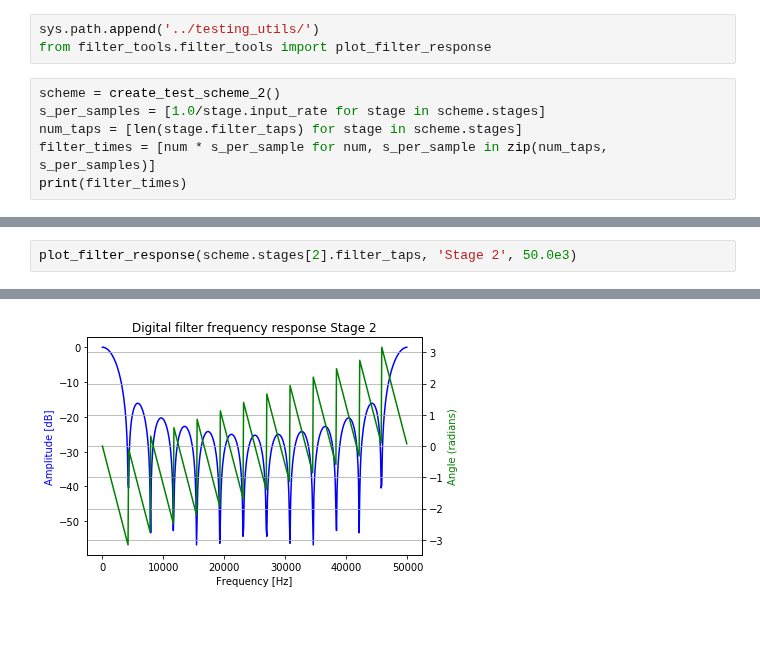
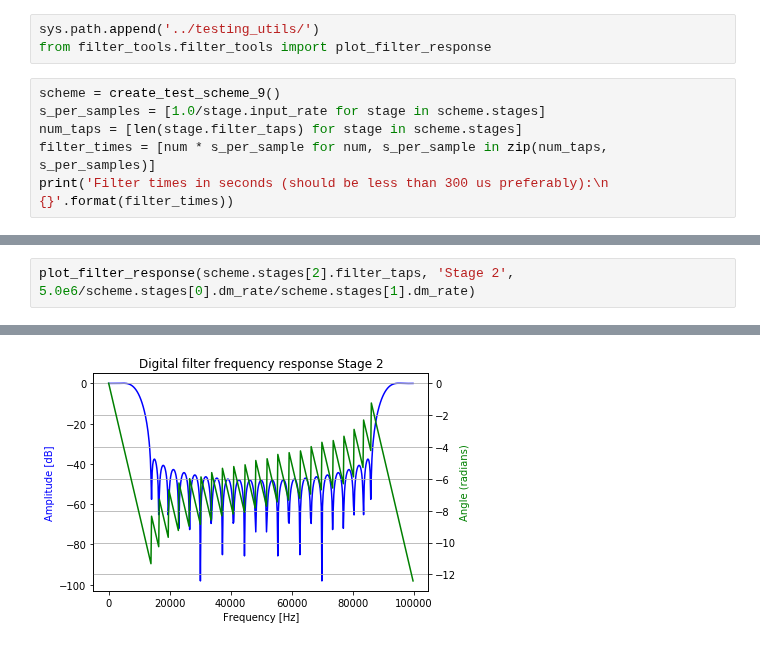
Before and after one commit to SuperDARNCanada/borealis, a Jupyter notebook: testing/borealis_tests/filter_testing/test-filters.ipynb, the cells around one changed output, grey strips where cells are left out. Saved outputs shown, nothing was run; the diff lists cells and outputs as text.

```diff
--- a/testing/borealis_tests/filter_testing/test-filters.ipynb
+++ b/testing/borealis_tests/filter_testing/test-filters.ipynb
@@ -12,9 +12,9 @@ from test_decimation_schemes import create_test_scheme_1, create_test_scheme_2,
 sys.path.append('../testing_utils/')
 from filter_tools.filter_tools import plot_filter_response
 # %%
-scheme = create_test_scheme_2()
+scheme = create_test_scheme_9()
 s_per_samples = [1.0/stage.input_rate for stage in scheme.stages]
 num_taps = [len(stage.filter_taps) for stage in scheme.stages]
 filter_times = [num * s_per_sample for num, s_per_sample in zip(num_taps, s_per_samples)]
-print(filter_times)
+print('Filter times in seconds (should be less than 300 us preferably):\n {}'.format(filter_times))
 # %% [output]
@@ -34,3 +39,3 @@ plot_filter_response(scheme.stages[1].filter_taps, 'Stage 1', 500.0e3)
 # %%
-plot_filter_response(scheme.stages[2].filter_taps, 'Stage 2', 50.0e3)
+plot_filter_response(scheme.stages[2].filter_taps, 'Stage 2', 5.0e6/scheme.stages[0].dm_rate/scheme.stages[1].dm_rate)
 # %% [output]
@@ -37,2 +44,2 @@ plot_filter_response(scheme.stages[2].filter_taps, 'Stage 2', 50.0e3)
-[figure, old version]
+[figure, new version]
 # %%
```
Also changed, not shown: parts of 6 cells of this notebook, 1 other file.
